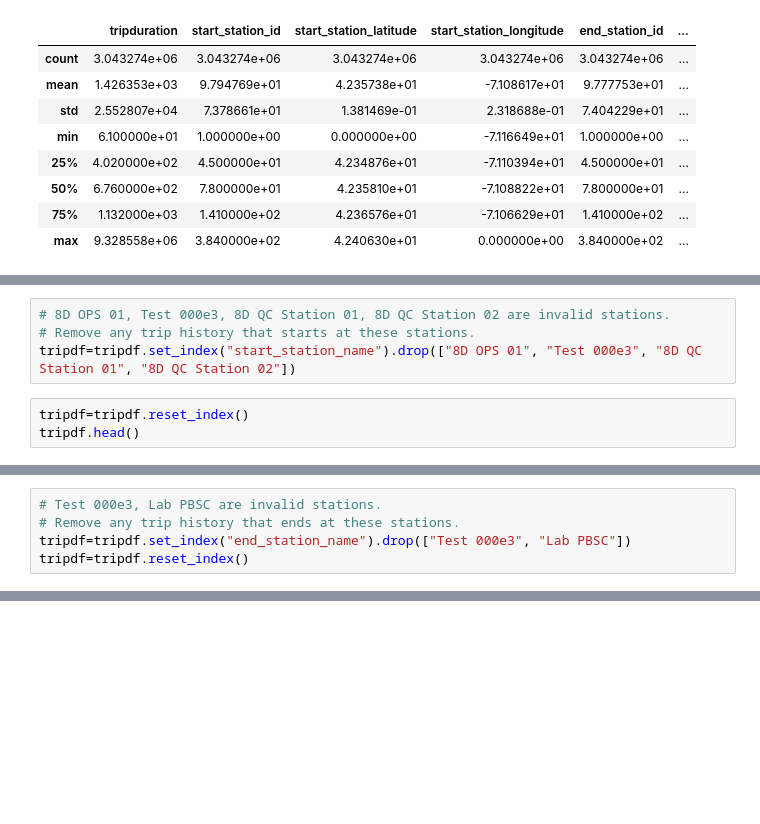
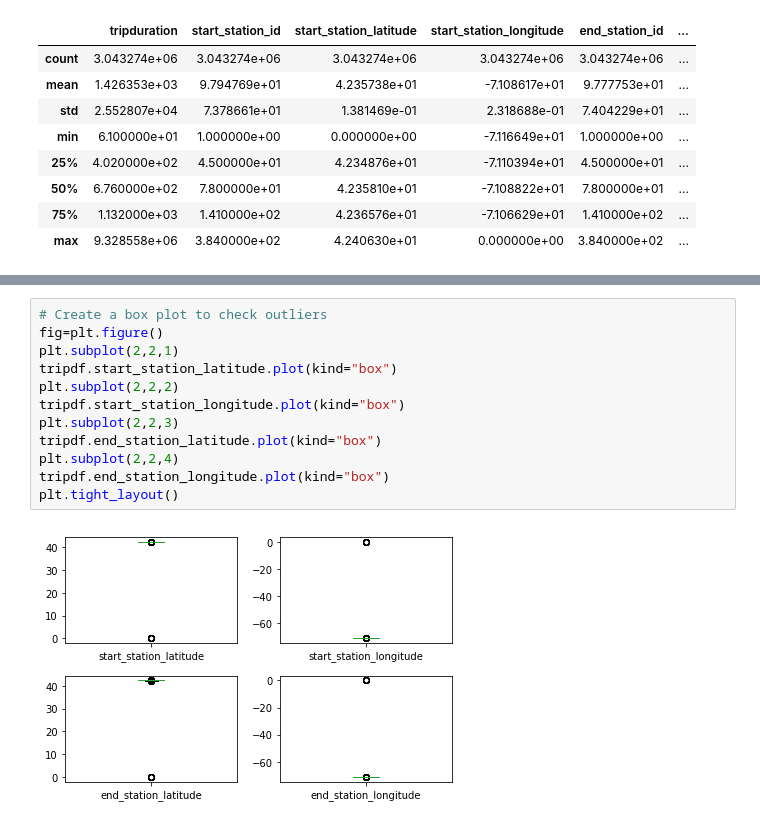
Before and after one commit to euniceky/BOS_BlueBike_Predictions, a Jupyter notebook: Capstone_Ch5_Wrangling.ipynb, the cells around one changed output, grey strips where cells are left out. Drawn from its saved outputs; the diff is of its cells as text; blank space fills up the shorter version.

```diff
--- a/Capstone_Ch5_Wrangling.ipynb
+++ b/Capstone_Ch5_Wrangling.ipynb
@@ -150,7 +98,0 @@ tripdf.groupby("start_station_name").first().sort_values(["start_station_latitud
-# %%
-# 8D OPS 01, Test 000e3, 8D QC Station 01, 8D QC Station 02 are invalid stations.
-# Remove any trip history that starts at these stations.
-tripdf=tripdf.set_index("start_station_name").drop(["8D OPS 01", "Test 000e3", "8D QC Station 01", "8D QC Station 02"])
-# %%
-tripdf=tripdf.reset_index()
-tripdf.head()
@@ -181,5 +98,0 @@ Test 000e3, Lab PBSC are invalid stations. Remove any trip history that ends at
-# %%
-# Test 000e3, Lab PBSC are invalid stations.
-# Remove any trip history that ends at these stations.
-tripdf=tripdf.set_index("end_station_name").drop(["Test 000e3", "Lab PBSC"])
-tripdf=tripdf.reset_index()
@@ -802,0 +121,14 @@ station = pd.read_csv("Hubway_Stations_as_of_July_2017.csv")
+# %%
+# Create a box plot to check outliers
+fig=plt.figure()
+plt.subplot(2,2,1)
+tripdf.start_station_latitude.plot(kind="box")
+plt.subplot(2,2,2)
+tripdf.start_station_longitude.plot(kind="box")
+plt.subplot(2,2,3)
+tripdf.end_station_latitude.plot(kind="box")
+plt.subplot(2,2,4)
+tripdf.end_station_longitude.plot(kind="box")
+plt.tight_layout()
+# %% [output]
+[figure, added]
```
Also changed, not shown: parts of 151 cells of this notebook.
